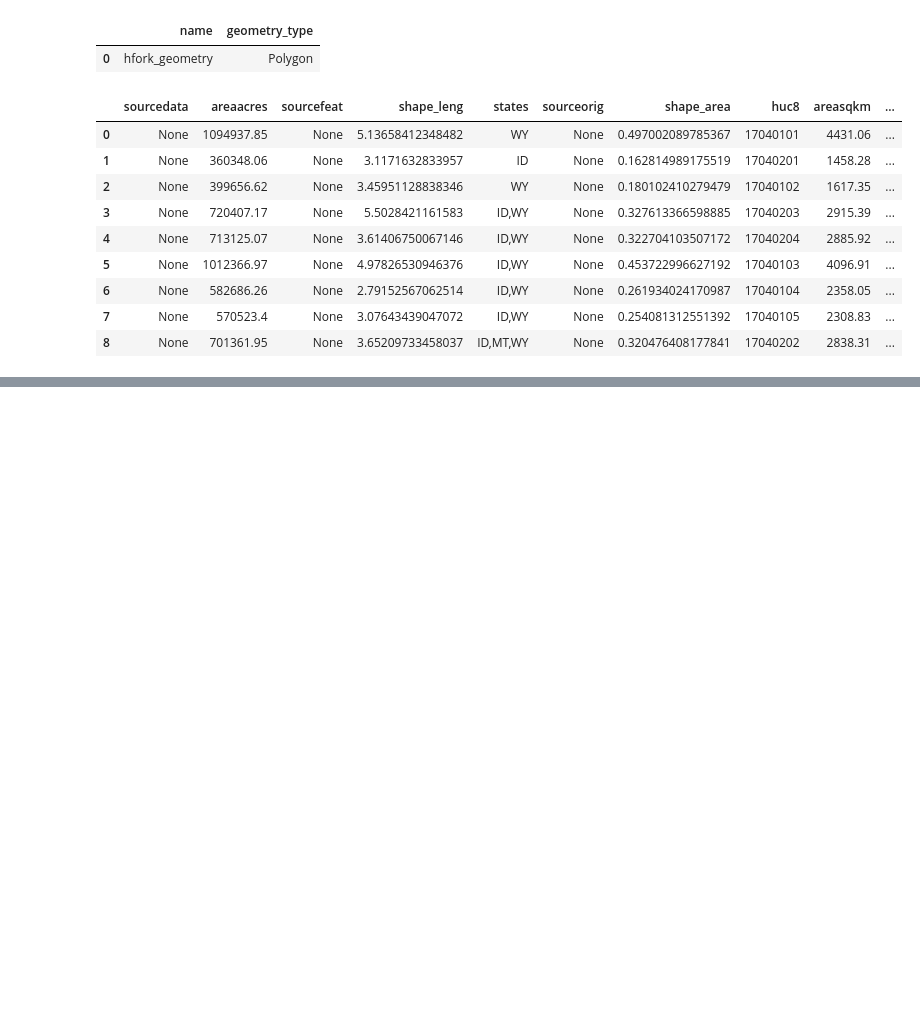
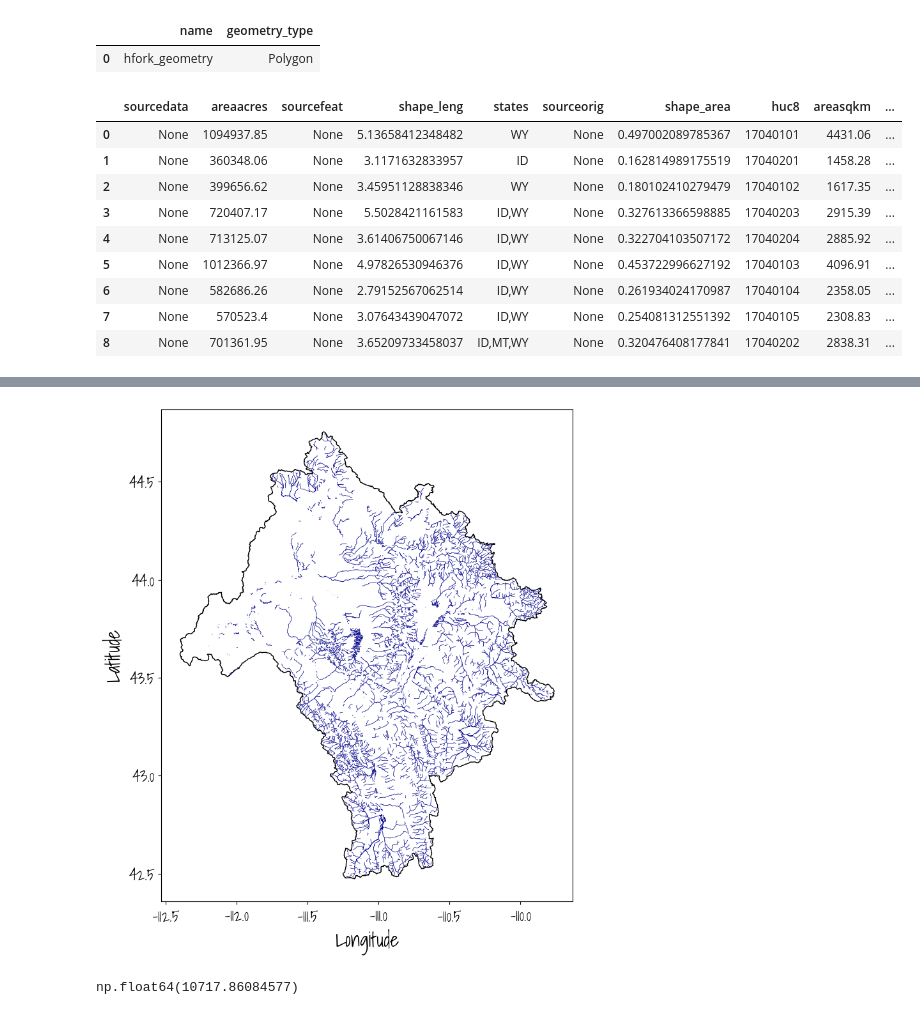
Before and after one commit to scottfordham/sf-GEOS505, a Jupyter notebook: Unit99-Bonus-Data-Wrangling/NHDPlus_processing.ipynb, the cells around one changed output, grey strips where cells are left out. Drawn from its saved outputs; the diff is of its cells as text; code cells hidden in the pictures; blank space fills up the shorter version.

```diff
--- a/Unit99-Bonus-Data-Wrangling/NHDPlus_processing.ipynb
+++ b/Unit99-Bonus-Data-Wrangling/NHDPlus_processing.ipynb
@@ -79,0 +108,21 @@ plt.show()
+# %%
+nhd_perennial_clipped_gdf = nhd_clipped_gdf[nhd_clipped_gdf.fcode_description == 'Stream/River: Hydrographic Category = Perennial']
+# %%
+fig, ax = plt.subplots(figsize=(16,10))
+nhd_perennial_clipped_gdf.plot(color='darkblue', linewidth=0.5, figsize=(16,10), ax=ax)
+ws_gdf_bnd.plot(edgecolor='black', facecolor='none', ax=ax)
+ax.set_xlabel('Longitude', fontsize=22, font=font)
+ax.set_ylabel('Latitude', fontsize=22, font=font)
+for label in ax.get_xticklabels():
+    label.set_fontproperties(font)
+
+for label in ax.get_yticklabels():
+    label.set_fontproperties(font)
+ax.tick_params(axis='both', which='major', labelsize=18)
+plt.show()
+# %% [output]
+[figure, added]
+# %%
+nhd_perennial_clipped_gdf.lengthkm.values.sum()
+# %% [output]
+np.float64(10717.86084577)
```
Also changed, not shown: parts of 10 cells of this notebook, 3 other files.
